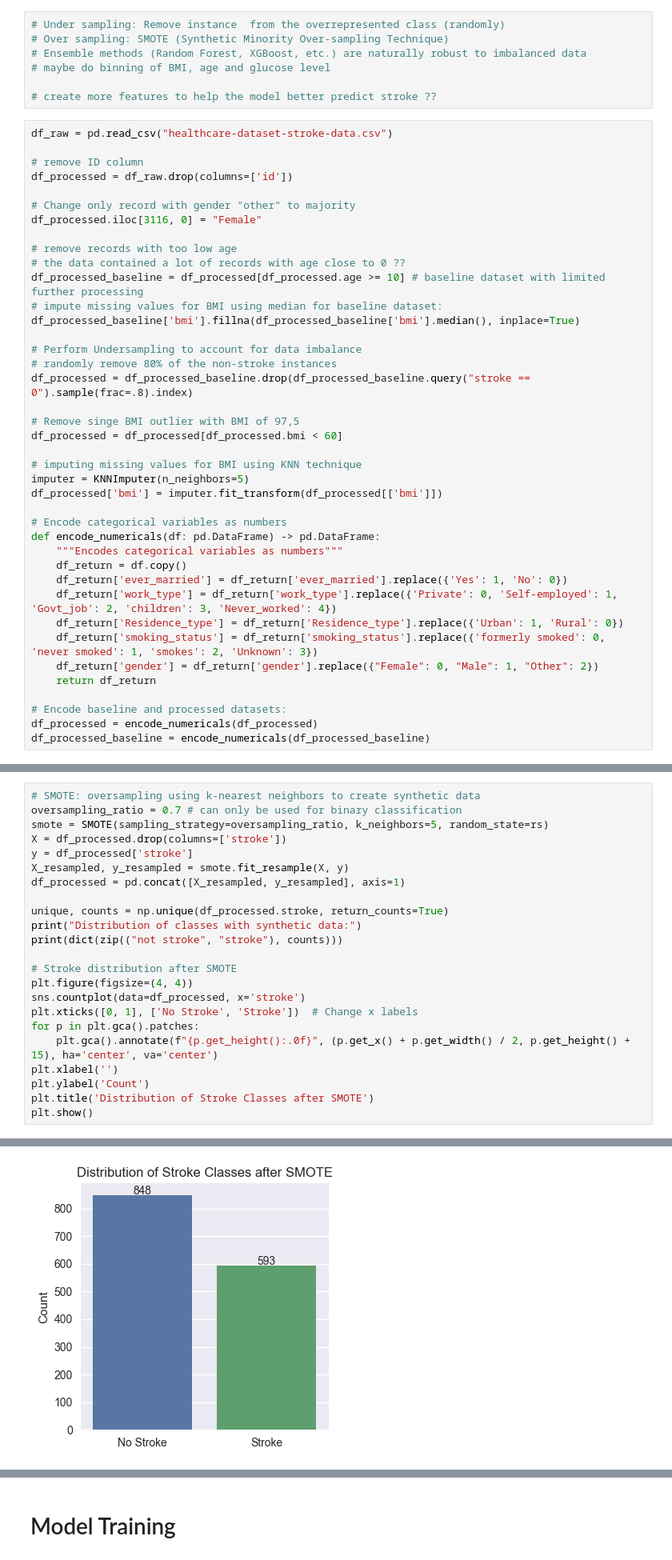
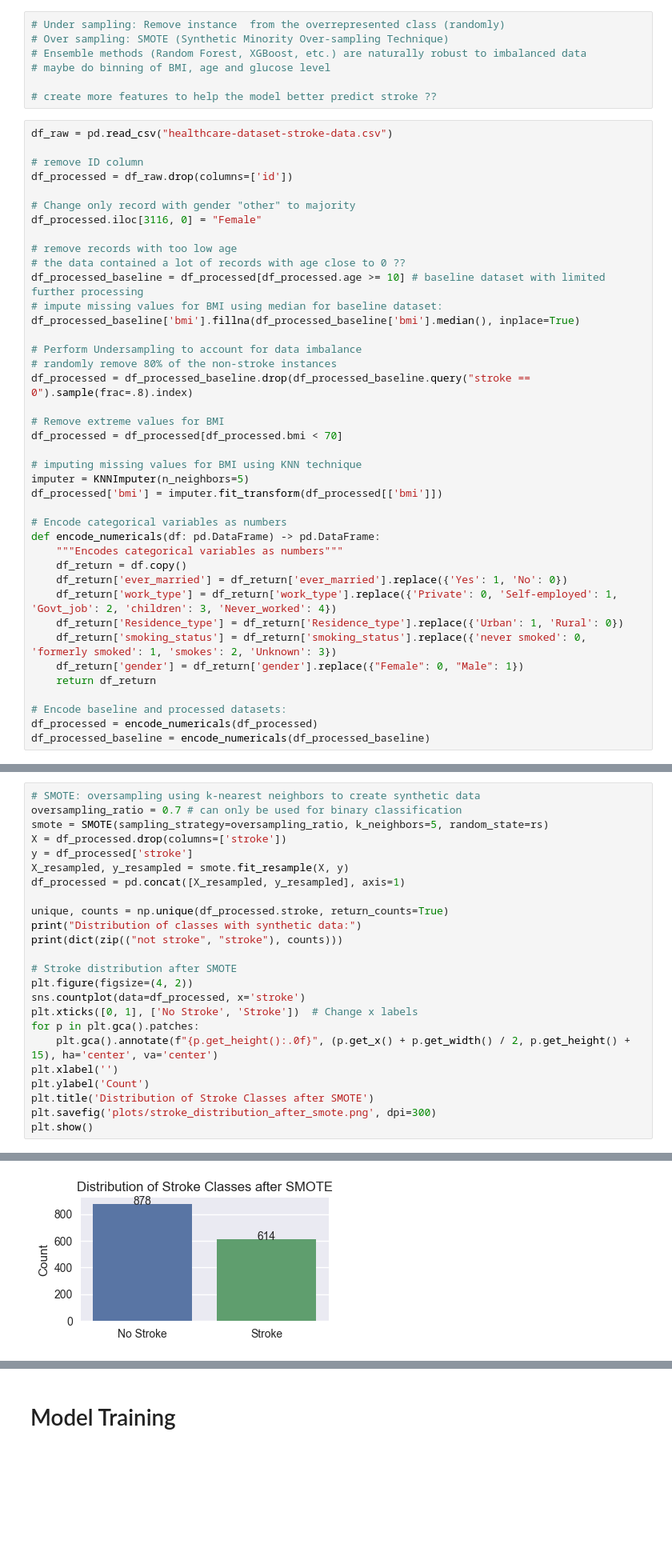
Before and after one commit to maxADeVisser/IDSS_PW3, a Jupyter notebook: data_preprocessing.ipynb, the cells around one changed output, grey strips where cells are left out. Shown at 80% size. Drawn from its saved outputs; the diff is of its cells as text; blank space fills up the shorter version.

```diff
--- a/data_preprocessing.ipynb
+++ b/data_preprocessing.ipynb
@@ -128,8 +147,8 @@ df_processed_baseline['bmi'].fillna(df_processed_baseline['bmi'].median(), inpla
 # randomly remove 80% of the non-stroke instances
 df_processed = df_processed_baseline.drop(df_processed_baseline.query("stroke == 0").sample(frac=.8).index)
 
-# Remove singe BMI outlier with BMI of 97,5
-df_processed = df_processed[df_processed.bmi < 60]
+# Remove extreme values for BMI
+df_processed = df_processed[df_processed.bmi < 70]
 
 # imputing missing values for BMI using KNN technique
 imputer = KNNImputer(n_neighbors=5)
@@ -142,8 +161,8 @@ def encode_numericals(df: pd.DataFrame) -> pd.DataFrame:
     df_return['ever_married'] = df_return['ever_married'].replace({'Yes': 1, 'No': 0})
     df_return['work_type'] = df_return['work_type'].replace({'Private': 0, 'Self-employed': 1, 'Govt_job': 2, 'children': 3, 'Never_worked': 4})
     df_return['Residence_type'] = df_return['Residence_type'].replace({'Urban': 1, 'Rural': 0})
-    df_return['smoking_status'] = df_return['smoking_status'].replace({'formerly smoked': 0, 'never smoked': 1, 'smokes': 2, 'Unknown': 3})
-    df_return['gender'] = df_return['gender'].replace({"Female": 0, "Male": 1, "Other": 2})
+    df_return['smoking_status'] = df_return['smoking_status'].replace({'never smoked': 0, 'formerly smoked': 1, 'smokes': 2, 'Unknown': 3})
+    df_return['gender'] = df_return['gender'].replace({"Female": 0, "Male": 1})
     return df_return
 
 # Encode baseline and processed datasets:
@@ -168,7 +186,7 @@ print("Distribution of classes with synthetic data:")
 print(dict(zip(("not stroke", "stroke"), counts)))
 
 # Stroke distribution after SMOTE
-plt.figure(figsize=(4, 4))
+plt.figure(figsize=(4, 2))
 sns.countplot(data=df_processed, x='stroke')
 plt.xticks([0, 1], ['No Stroke', 'Stroke'])  # Change x labels
 for p in plt.gca().patches:
@@ -176,6 +194,7 @@ for p in plt.gca().patches:
 plt.xlabel('')
 plt.ylabel('Count')
 plt.title('Distribution of Stroke Classes after SMOTE')
+plt.savefig('plots/stroke_distribution_after_smote.png', dpi=300)
 plt.show()
 # %% [output]
 Distribution of classes with synthetic data:
@@ -183,4 +202,4 @@ Distribution of classes with synthetic data:
-[figure, old version]
+[figure, new version]
 # %%
 sns.scatterplot(data=df_processed, x="age", y="bmi", hue="stroke")
 plt.title("With SMOTE oversampling")
```
Also changed, not shown: parts of 16 cells of this notebook.
